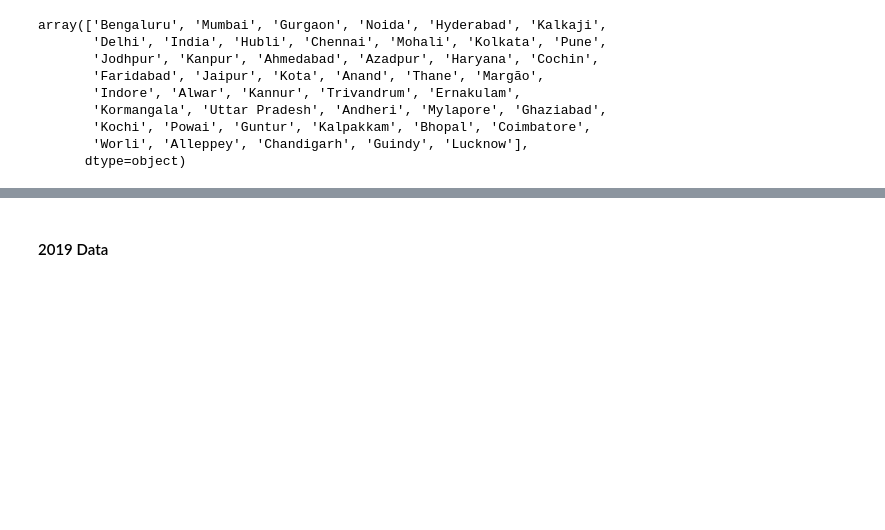
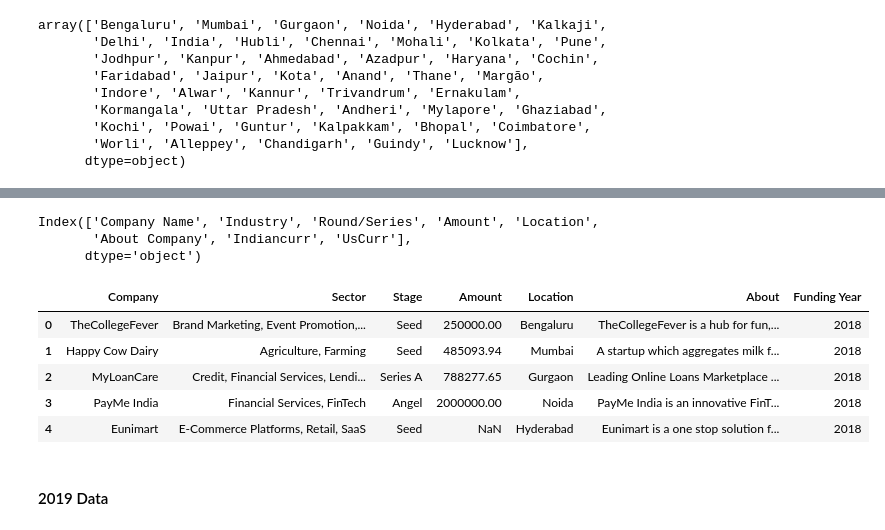
Before and after one commit to DzeBakuEso/stockholm_lp1_colla_project_sprint_1, a Jupyter notebook: Indian _Ecosystem_Analysis.ipynb, the cells around one changed output, grey strips where cells are left out. Saved outputs shown, nothing was run; the diff lists cells and outputs as text; code cells hidden in the pictures; blank space fills up the shorter version.

```diff
--- a/Indian _Ecosystem_Analysis.ipynb
+++ b/Indian _Ecosystem_Analysis.ipynb
@@ -183,3 +200,5 @@ dtype: int64
+# %%
+df.drop_duplicates(subset=['Company Name', 'Industry', 'Round/Series', 'Amount', 'Location', 'About Company'], inplace=True)
 # %% [markdown]
 Standardizing Data Formats
 
@@ -385,0 +451,5 @@ df['Industry'].replace('-', np.nan, inplace=True)
+# %%
+df['Round/Series']=df['Round/Series'].replace('Undisclosed',np.nan)
+df['Round/Series']=df['Round/Series'].replace('Venture - Series Unknown',np.nan)
+df['Round/Series'] = df['Round/Series'].replace('https://docs.google.com/spreadsheets/d/1x9ziNeaz6auNChIHnMI8U6kS7knTr3byy_YBGfQaoUA/edit#gid=1861303593', 'nan')
+df['Round/Series'] = df['Round/Series'].replace('nan', np.nan)
@@ -386,5 +487,9 @@ df['Industry'].replace('-', np.nan, inplace=True)
 # %%
 df.columns
+# %% [output]
+Index(['Company Name', 'Industry', 'Round/Series', 'Amount', 'Location',
+       'About Company', 'Indiancurr', 'UsCurr'],
+      dtype='object')
 # %%
 df.drop(columns=['Indiancurr','UsCurr'], inplace=True)
 # %%
@@ -396,3 +501,12 @@ df.rename(columns = {'Company Name':'Company',
                         'About Company':'About',
                         'Round/Series' : 'Stage'},
              inplace = True)
+# %%
+df.head()
+# %% [output]
+|  | Company | Sector | Stage | Amount | Location | About | Funding Year |
+| 0 | TheCollegeFever | Brand Marketing, Event Promotion,... | Seed | 250000.00 | Bengaluru | TheCollegeFever is a hub for fun,... | 2018 |
+| 1 | Happy Cow Dairy | Agriculture, Farming | Seed | 485093.94 | Mumbai | A startup which aggregates milk f... | 2018 |
+| 2 | MyLoanCare | Credit, Financial Services, Lendi... | Series A | 788277.65 | Gurgaon | Leading Online Loans Marketplace ... | 2018 |
+| 3 | PayMe India | Financial Services, FinTech | Angel | 2000000.00 | Noida | PayMe India is an innovative FinT... | 2018 |
+| 4 | Eunimart | E-Commerce Platforms, Retail, SaaS | Seed | NaN | Hyderabad | Eunimart is a one stop solution f... | 2018 |
```
Also changed, not shown: parts of 85 cells of this notebook, 1 other file.
